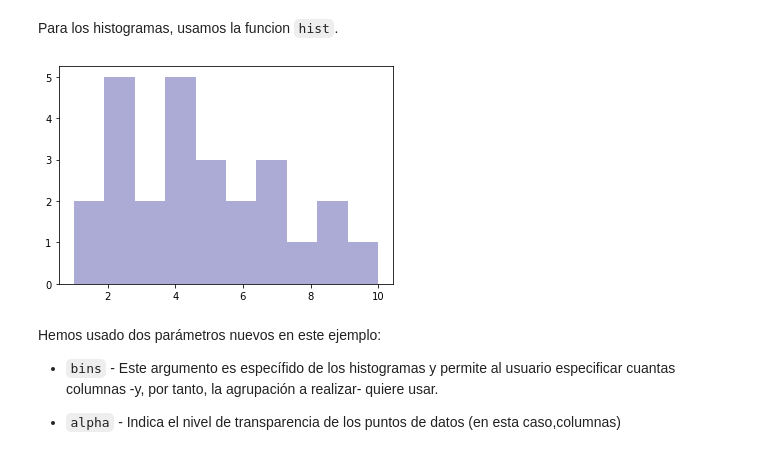
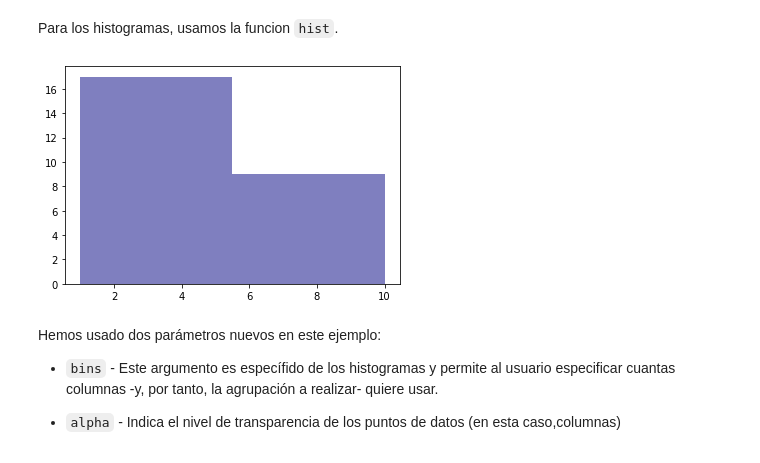
Before and after one commit to pythoncanarias/eoi, a Jupyter notebook: 05-libs/external/matplotlib/matplotlib.ipynb, the cells around one changed output. Drawn from its saved outputs; the diff is of its cells as text; code cells hidden in the pictures.

```diff
--- a/05-libs/external/matplotlib/matplotlib.ipynb
+++ b/05-libs/external/matplotlib/matplotlib.ipynb
@@ -118,10 +118,10 @@ Para los histogramas, usamos la funcion `hist`.
 # %%
 #generate fake data
 x = [2,1,6,4,2,4,8,9,4,2,4,10,6,4,5,7,7,3,2,7,5,3,5,9,2,1]
-plt.hist(x, bins = 10, color='navy', alpha=0.33)
+plt.hist(x, bins = 2, color='navy', alpha=0.5)
 plt.show()
 # %% [output]
-[figure, old version]
+[figure, new version]
 # %% [markdown]
 Hemos usado dos parámetros nuevos en este ejemplo:
 
```
Also changed, not shown: parts of 4 cells of this notebook.
